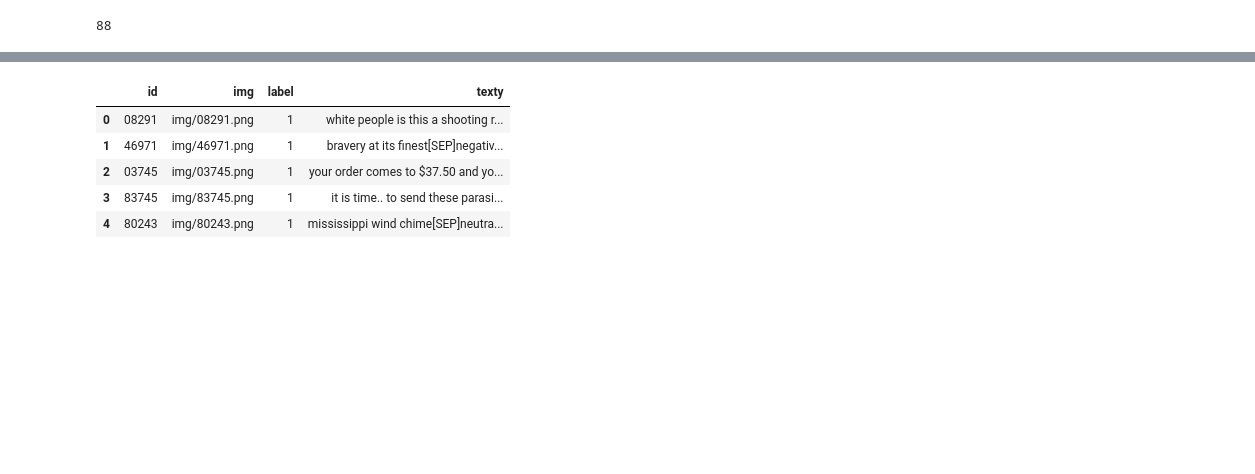
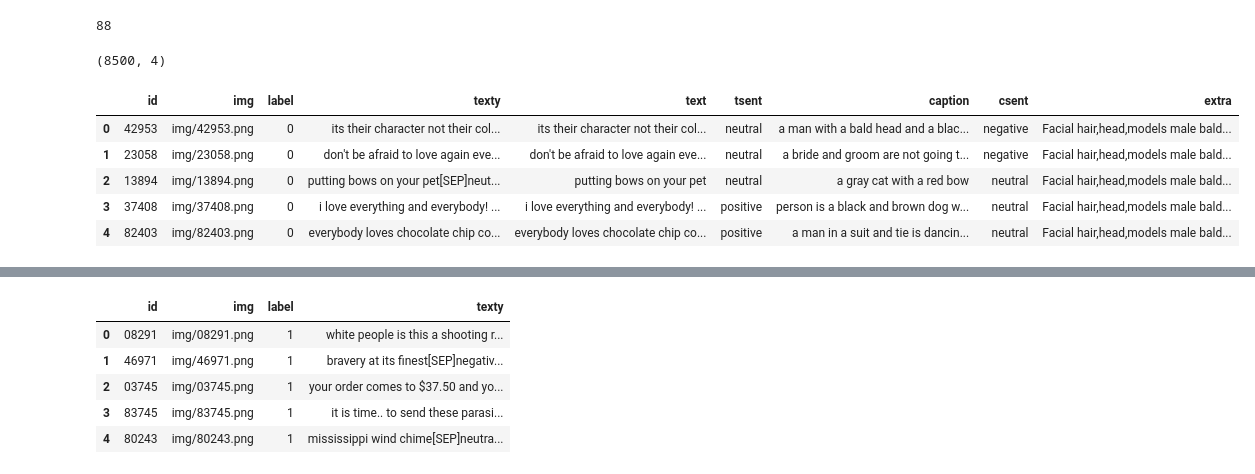
Before and after one commit to schersch/CS7643, a Jupyter notebook: TextAnalysis/text-model.ipynb, the cells around one changed output, grey strips where cells are left out. Cells and saved outputs as stored; diff of their text form; code cells hidden in the pictures; blank space fills up the shorter version.

Commit message:
update text model notebook
added some experimentation and graph output

```diff
--- a/TextAnalysis/text-model.ipynb
+++ b/TextAnalysis/text-model.ipynb
@@ -249,0 +167,8 @@ with open('dev_unseen_text.jsonl', "w",encoding='utf8') as f:
+# %%
+outs = dfmerge[['id','img','label','texty']].to_dict('records')
+
+with open('train_text.jsonl', "w",encoding='utf8') as f:
+    for i in range(len(outs)):
+        f.write(str(outs[i])+"\n")
+
+# print(outs)
@@ -249,0 +198,11 @@ with open('dev_unseen_text.jsonl', "w",encoding='utf8') as f:
+# %%
+dfdata = pd.DataFrame(data)
+dfmerge = dfdata.merge(dfdatah[['img', 'partition_description']], how = 'left', on='img')
+dfmerge['partition_description'] = dfmerge['partition_description'].apply(flatten_to_strings)
+dfmerge['partition_description'] = ",".join(dfmerge['partition_description'][0])
+dfmerge['texty'] = dfmerge['text'] + "[SEP]" + dfmerge['text-sentiment'] + "[SEP]" + dfmerge['caption'] + "[SEP]" + dfmerge['caption-sentiment'] + "[SEP]" + dfmerge['partition_description']
+outs = dfmerge[['id','img','label','texty']].to_dict('records')
+
+with open('dev_seen_text.jsonl', "w",encoding='utf8') as f:
+    for i in range(len(outs)):
+        f.write(str(outs[i])+"\n")
@@ -249,0 +232,11 @@ with open('dev_unseen_text.jsonl', "w",encoding='utf8') as f:
+# %%
+dfdata = pd.DataFrame(data)
+dfmerge = dfdata.merge(dfdatah[['img', 'partition_description']], how = 'left', on='img')
+dfmerge['partition_description'] = dfmerge['partition_description'].apply(flatten_to_strings)
+dfmerge['partition_description'] = ",".join(dfmerge['partition_description'][0])
+dfmerge['texty'] = dfmerge['text'] + "[SEP]" + dfmerge['text-sentiment'] + "[SEP]" + dfmerge['caption'] + "[SEP]" + dfmerge['caption-sentiment'] + "[SEP]" + dfmerge['partition_description']
+outs = dfmerge[['id','img','label','texty']].to_dict('records')
+
+with open('dev_unseen_text.jsonl', "w",encoding='utf8') as f:
+    for i in range(len(outs)):
+        f.write(str(outs[i])+"\n")
@@ -265,3 +260,26 @@ def county(st):
 max(train_df['texty'].apply(county))
 # %% [output]
 88
+# %%
+train_df.shape
+# %% [output]
+(8500, 4)
+# %%
+def resplit(s):
+    ns = s.split('[SEP]')
+    while len(ns)<5:
+        ns.append('*')
+#     dns = pd.DataFrame(ns).T.reindex(range(5), axis=1).fillna('')
+    dns = pd.Series(ns)
+#     print(ns)
+    return dns
+# %%
+train_df[['text','tsent','caption','csent','extra']] = train_df['texty'].apply(resplit)#.reindex(range(5), axis=1).fillna('')#.str.split('[SEP]',expand=True).reindex(range(5), axis=1).fillna('')
+train_df.head()
+# %% [output]
+|  | id | img | label | texty | text | tsent | caption | csent | extra |
+| 0 | 42953 | img/42953.png | 0 | its their character not their col... | its their character not their col... | neutral | a man with a bald head and a blac... | negative | Facial hair,head,models male bald... |
+| 1 | 23058 | img/23058.png | 0 | don't be afraid to love again eve... | don't be afraid to love again eve... | neutral | a bride and groom are not going t... | negative | Facial hair,head,models male bald... |
+| 2 | 13894 | img/13894.png | 0 | putting bows on your pet[SEP]neut... | putting bows on your pet | neutral | a gray cat with a red bow | neutral | Facial hair,head,models male bald... |
+| 3 | 37408 | img/37408.png | 0 | i love everything and everybody! ... | i love everything and everybody! ... | positive | person is a black and brown dog w... | neutral | Facial hair,head,models male bald... |
+| 4 | 82403 | img/82403.png | 0 | everybody loves chocolate chip co... | everybody loves chocolate chip co... | positive | a man in a suit and tie is dancin... | neutral | Facial hair,head,models male bald... |
```
Also changed, not shown: parts of 61 cells of this notebook.
